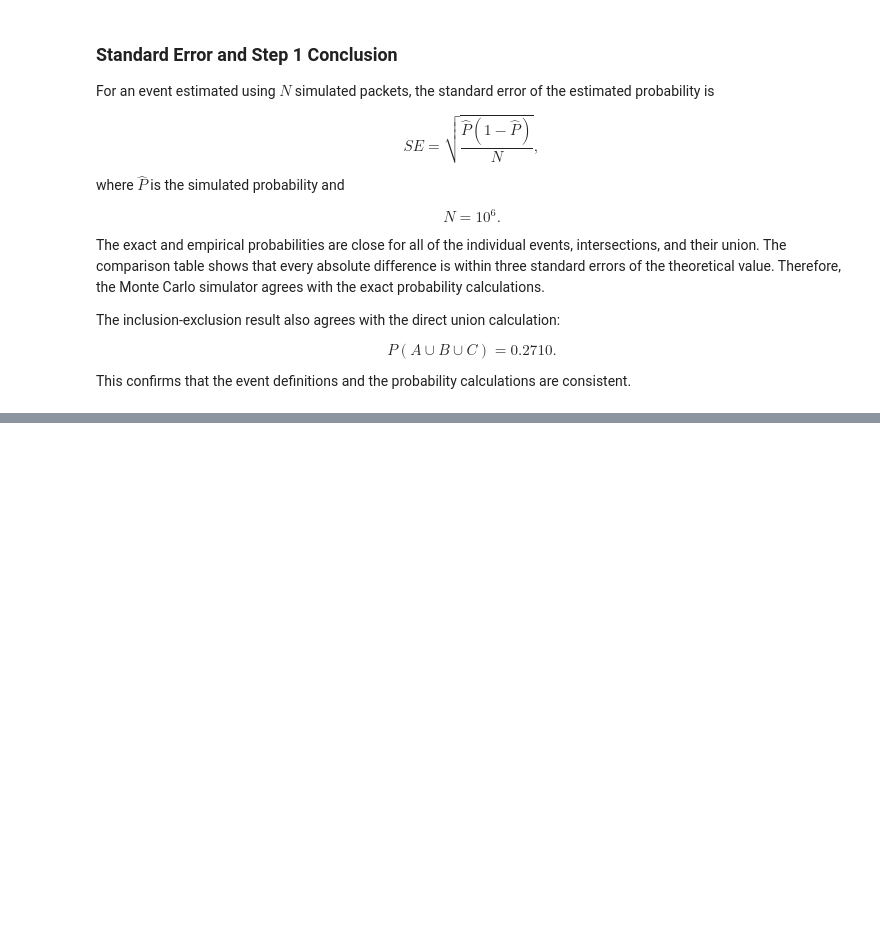
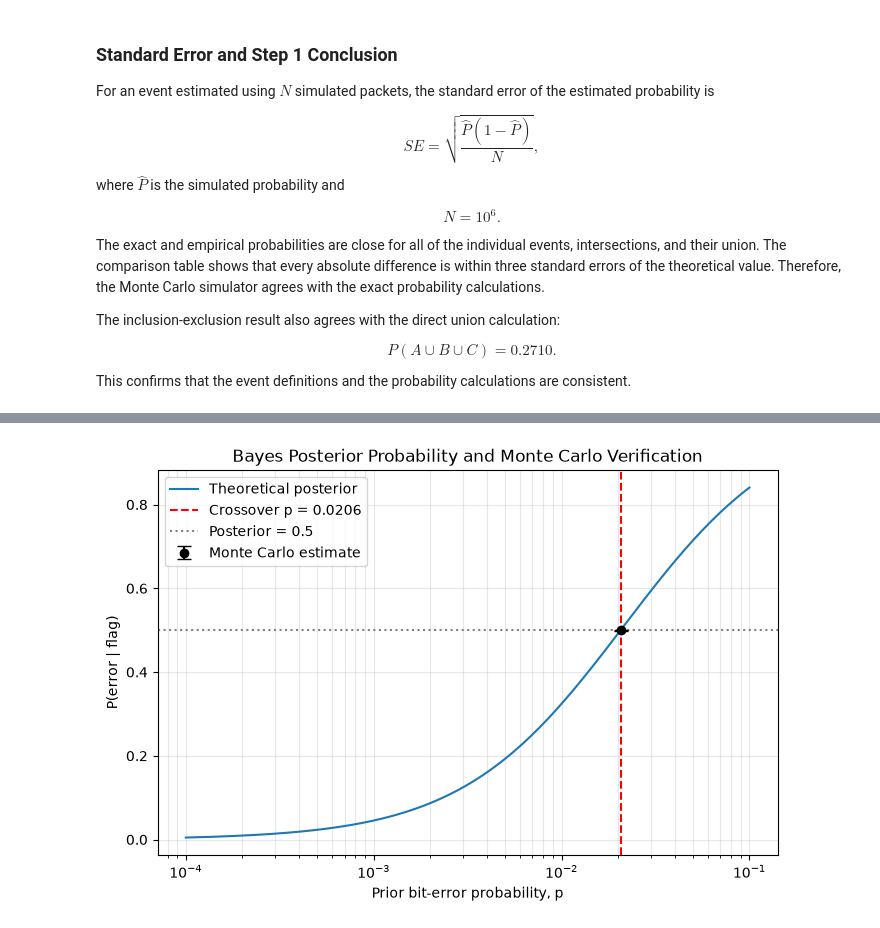
Before and after one commit to ShadowFruits/3715-Fall2026, a Jupyter notebook: mp1/mp1.ipynb, the cells around one changed output, grey strips where cells are left out. Saved outputs shown, nothing was run; the diff lists cells and outputs as text; code cells hidden in the pictures; blank space fills up the shorter version.

```diff
--- a/mp1/mp1.ipynb
+++ b/mp1/mp1.ipynb
@@ -14,7 +16,7 @@ Use probability theory and Python simulations to analyze a wireless communicatio
 %autoreload 2
 
 import time
-import numpy as np
+import numpy
 from scipy import stats
 import matplotlib.pyplot as plt
 import mp1lib as lib
@@ -22,5 +24,5 @@ import mp1lib as lib
 T_START = time.time()     # print elapsed time in the last cell for the README
 
 SEED = 17                  # seed number is our team number
-rng = np.random.default_rng(SEED)
+rng = numpy.random.default_rng(SEED)
 rng1, rng2, rng3, rng4, rng5, rng6, rng7, rng8 = rng.spawn(8)
@@ -389,0 +595,43 @@ consistent.
+# %%
+# Add the Monte Carlo estimate and error bar to the posterior plot
+
+plt.figure(figsize=(8, 5))
+
+plt.semilogx(
+    p_grid,
+    posterior_values,
+    label="Theoretical posterior"
+)
+
+plt.axvline(
+    p_crossover,
+    color="red",
+    linestyle="--",
+    label=f"Crossover p = {p_crossover:.4f}"
+)
+
+plt.axhline(
+    0.5,
+    color="gray",
+    linestyle=":",
+    label="Posterior = 0.5"
+)
+
+plt.errorbar(
+    p_crossover,
+    posterior_estimate,
+    yerr=posterior_standard_error,
+    fmt="o",
+    color="black",
+    capsize=5,
+    label="Monte Carlo estimate"
+)
+
+plt.xlabel("Prior bit-error probability, p")
+plt.ylabel("P(error | flag)")
+plt.title("Bayes Posterior Probability and Monte Carlo Verification")
+plt.grid(True, which="both", alpha=0.3)
+plt.legend()
+plt.show()
+# %% [output]
+[figure, added]
```
Also changed, not shown: parts of 20 cells of this notebook.
